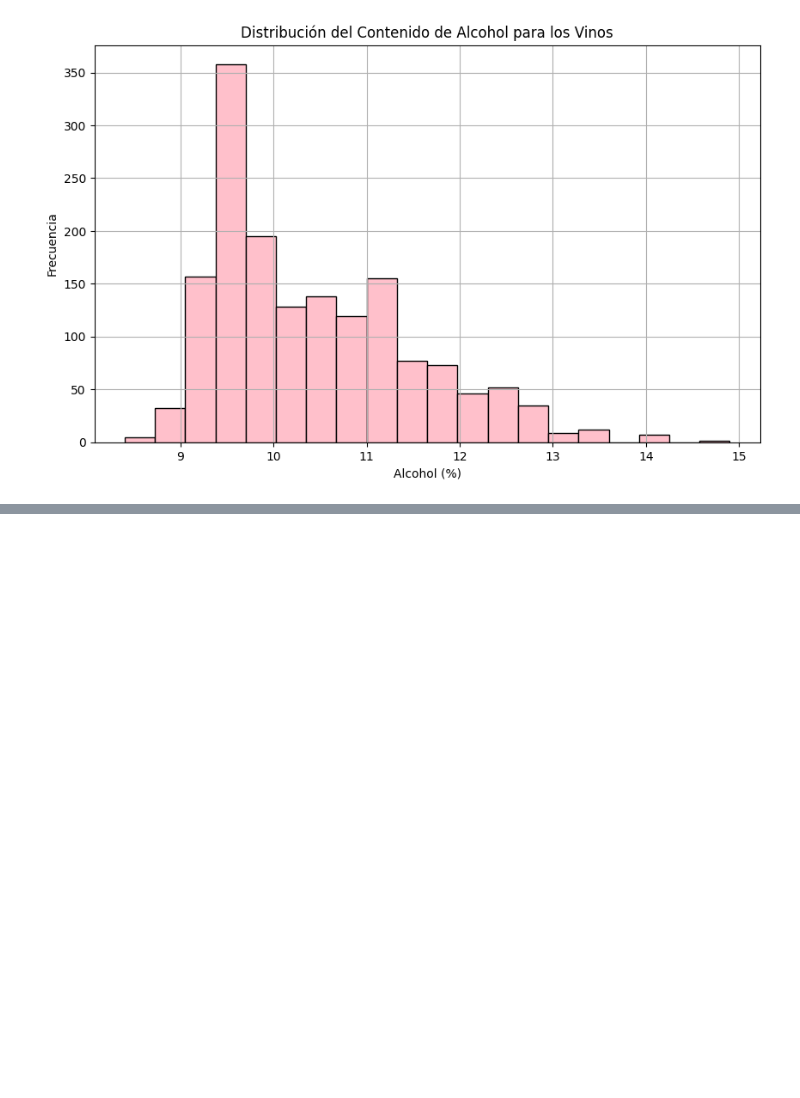
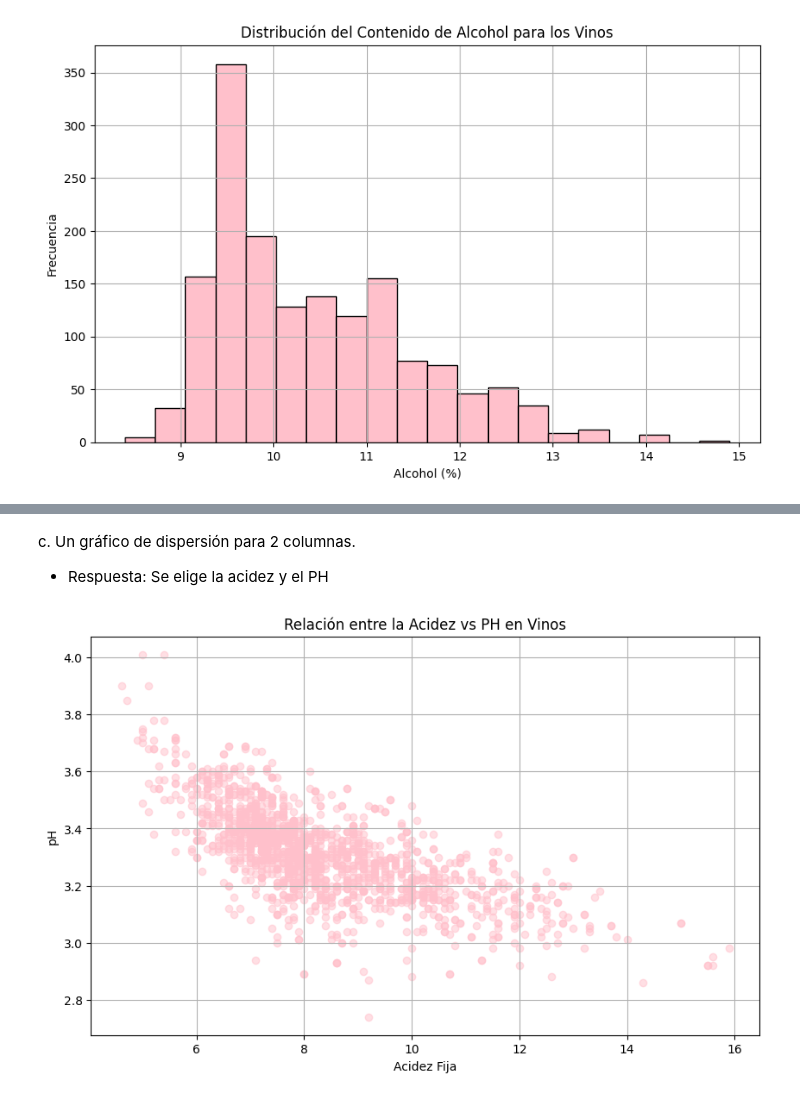
Before and after one commit to Carolinsrainbow/UC_VisualizacionDeDatos, a Jupyter notebook: VDD_|_Trabajo_final_Carolina_Herrera_Azolas.ipynb, the cells around one changed output, grey strips where cells are left out. Cells and saved outputs as stored; diff of their text form; code cells hidden in the pictures; blank space fills up the shorter version.

```diff
--- a/VDD_|_Trabajo_final_Carolina_Herrera_Azolas.ipynb
+++ b/VDD_|_Trabajo_final_Carolina_Herrera_Azolas.ipynb
@@ -90,0 +112,13 @@ b.	Un gráfico de burbujas para comparar 4 columnas.
+# %% [markdown]
+c.	Un gráfico de dispersión para 2 columnas.
+- Respuesta: Se elige la acidez y el PH
+# %%
+plt.figure(figsize=(10, 6))
+plt.scatter(wine_data['fixed acidity'], wine_data['pH'], color='pink', alpha=0.5)
+plt.title('Relación entre la Acidez vs PH en Vinos')
+plt.xlabel('Acidez Fija')
+plt.ylabel('pH')
+plt.grid(True)
+plt.show()
+# %% [output]
+[figure, added]
```
Also changed, not shown: parts of 9 cells of this notebook.
